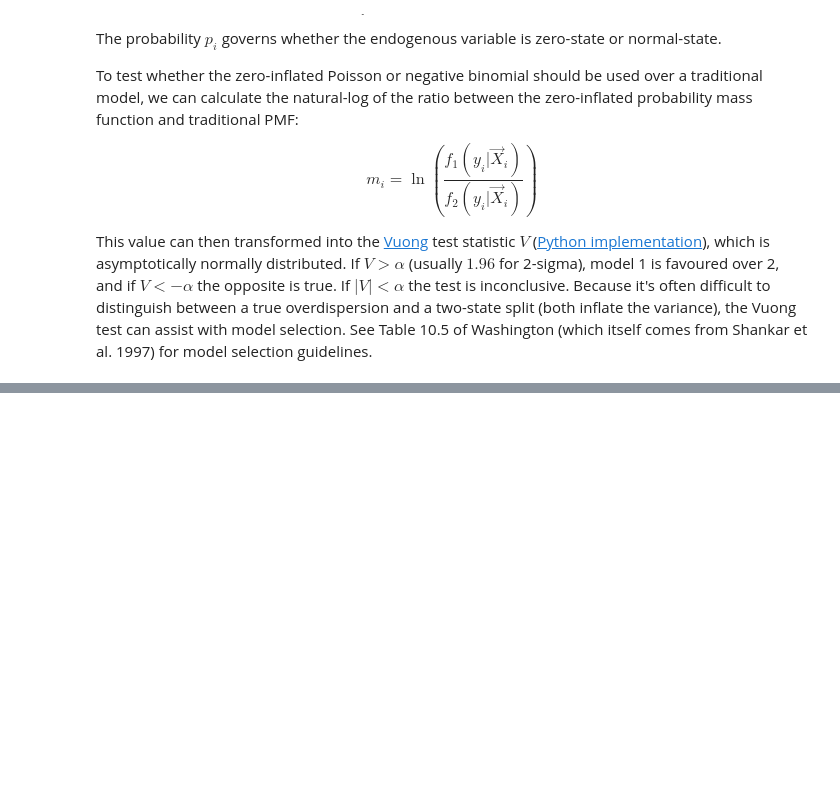
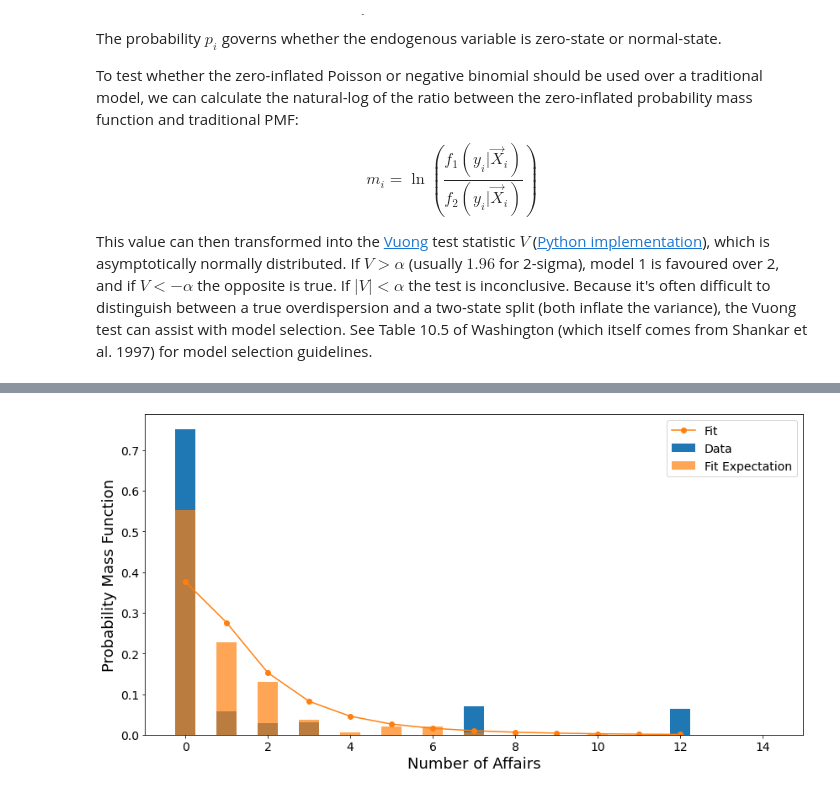
Before and after one commit to cczhu/data_drabble, a Jupyter notebook: statistics/Econometrics for Transportation/10 - Count Model Data.ipynb, the cells around one changed output, grey strips where cells are left out. Cells and saved outputs as stored; diff of their text form; code cells hidden in the pictures; blank space fills up the shorter version.

Commit message:
Update Count Models with new info from Hilbe's book.

```diff
--- a/statistics/Econometrics for Transportation/10 - Count Model Data.ipynb
+++ b/statistics/Econometrics for Transportation/10 - Count Model Data.ipynb
@@ -209,0 +389,20 @@ This value can then transformed into the [Vuong](https://en.wikipedia.org/wiki/V
+# %%
+# Somewhat absurd one-hot encoding, but will follow .
+affairs_exog = pd.DataFrame(affairs['Children'].values, columns=['kids',])
+affairs_exog['avgmarr'] = (affairs['Self-rating of marriage'] == 3).astype(int)
+affairs_exog['hapavg'] = (affairs['Self-rating of marriage'] == 4).astype(int)
+affairs_exog['vryhap'] = (affairs['Self-rating of marriage'] == 5).astype(int)
+affairs_exog['notrel'] = (affairs['Religiousness'] == 2).astype(int)
+affairs_exog['slghtrel'] = (affairs['Religiousness'] == 3).astype(int)
+affairs_exog['smerel'] = (affairs['Religiousness'] == 4).astype(int)
+affairs_exog['vryrel'] = (affairs['Religiousness'] == 5).astype(int)
+affairs_exog['yrsmarr3'] = (affairs['Number of years married'] == 4.).astype(int)
+affairs_exog['yrsmarr4'] = (affairs['Number of years married'] == 7.).astype(int)
+affairs_exog['yrsmarr5'] = (affairs['Number of years married'] == 10.).astype(int)
+affairs_exog['yrsmarr6'] = (affairs['Number of years married'] == 15.).astype(int)
+# %%
+model = sm.Poisson(endog=affairs[['Number of affairs']],
+                            exog=sm.add_constant(affairs_exog))
+results = model.fit(method='lbfgs',
+                    maxiter=100)
+results.summary()
@@ -209,0 +441,22 @@ This value can then transformed into the [Vuong](https://en.wikipedia.org/wiki/V
+# %%
+def get_poisson_fit_pmf(endog, results):
+    # Based off of statsmodels Negative Binomial Predict
+    # https://www.statsmodels.org/devel/generated/statsmodels.discrete.discrete_model.NegativeBinomialP.predict.html#statsmodels.discrete.count_model.NegativeBinomialP.predict
+    counts = np.atleast_2d(np.arange(0, endog.max() + 1))
+    lambd = results.predict()
+    return counts.ravel(), sps.poisson.pmf(counts, lambd[:, None]).mean(axis=0)
+
+fit_counts, fit_pmf = get_poisson_fit_pmf(affairs['Number of affairs'], results)
+
+fig, ax = plt.subplots(figsize=(14, 7))
+ax.hist(affairs['Number of affairs'], bins=np.arange(16), label='Data',
+        rwidth=0.5, align='left', color=mpl_def_colors[0], density=True)
+ax.hist(results.predict(), bins=np.arange(16), label='Fit Expectation',
+        rwidth=0.5, align='left', color=mpl_def_colors[1], density=True, alpha=0.7)
+ax.plot(fit_counts, fit_pmf, ls='-', marker='o', color=mpl_def_colors[1], label='Fit')
+ax.set_xlabel('Number of Affairs', fontsize=18)
+ax.set_ylabel('Probability Mass Function', fontsize=18)
+ax.tick_params(axis='both', which='major', labelsize=14)
+ax.legend(loc=1, fontsize=14);
+# %% [output]
+[figure, added]
```
Also changed, not shown: parts of 20 cells of this notebook, 1 other file.
